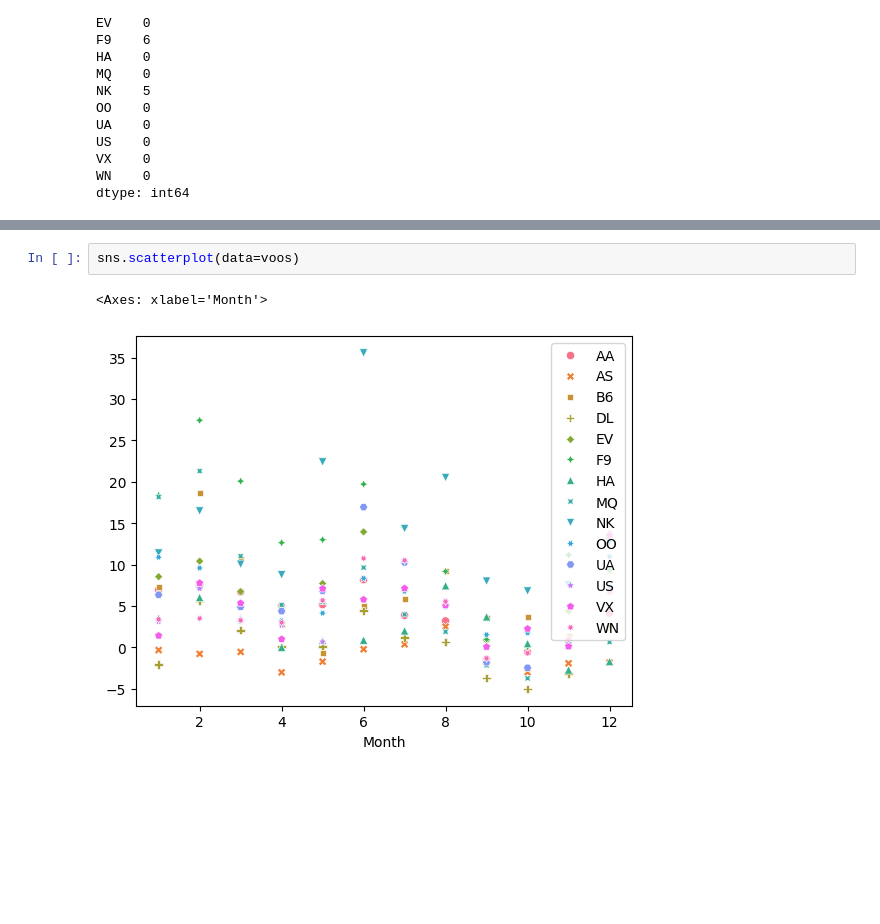
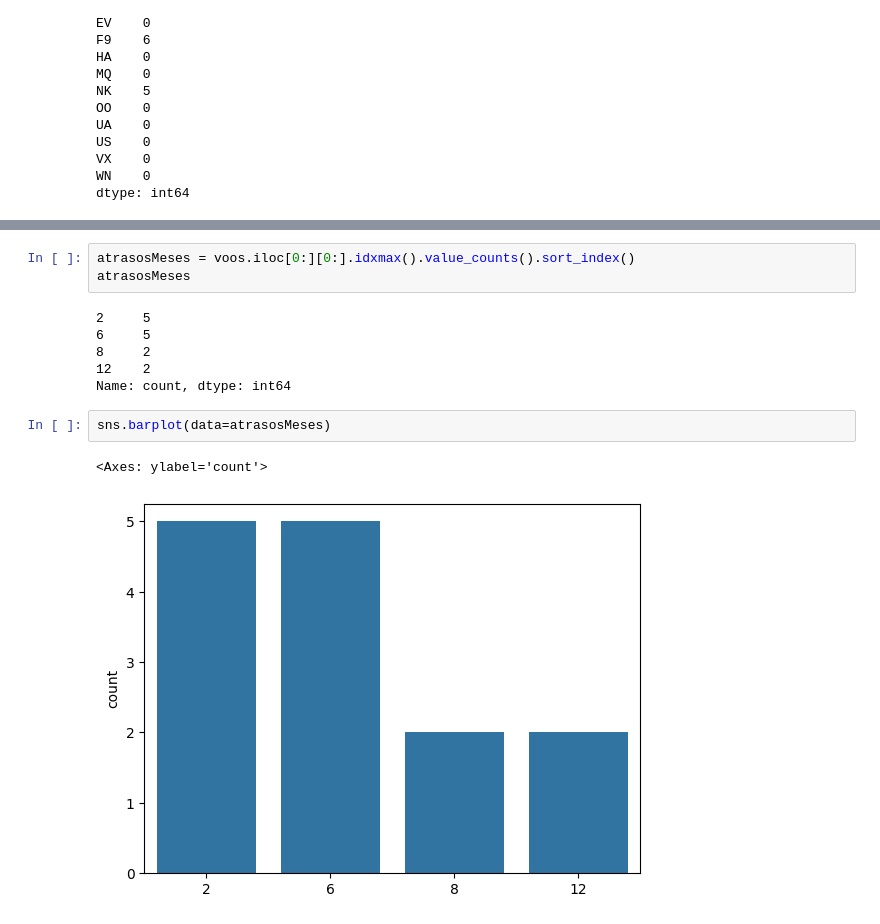
Before and after one commit to dreinerjvsn/pandas-wine, a Jupyter notebook: flights.ipynb, the cells around one changed output, grey strips where cells are left out. Drawn from its saved outputs; the diff is of its cells as text; blank space fills up the shorter version.

Commit message:
Correções de plot's e legendas

```diff
--- a/flights.ipynb
+++ b/flights.ipynb
@@ -107,5 +92,14 @@ dtype: int64
+# %%
+atrasosMeses = voos.iloc[0:][0:].idxmax().value_counts().sort_index()
+atrasosMeses
+# %% [output]
+2     5
+6     5
+8     2
+12    2
+Name: count, dtype: int64
 # %%
-sns.scatterplot(data=voos)
+sns.barplot(data=atrasosMeses)
 # %% [output]
-<Axes: xlabel='Month'>
+<Axes: ylabel='count'>
-[figure, old version]
+[figure, new version]
```
Also changed, not shown: parts of 5 cells of this notebook, 2 other files.
